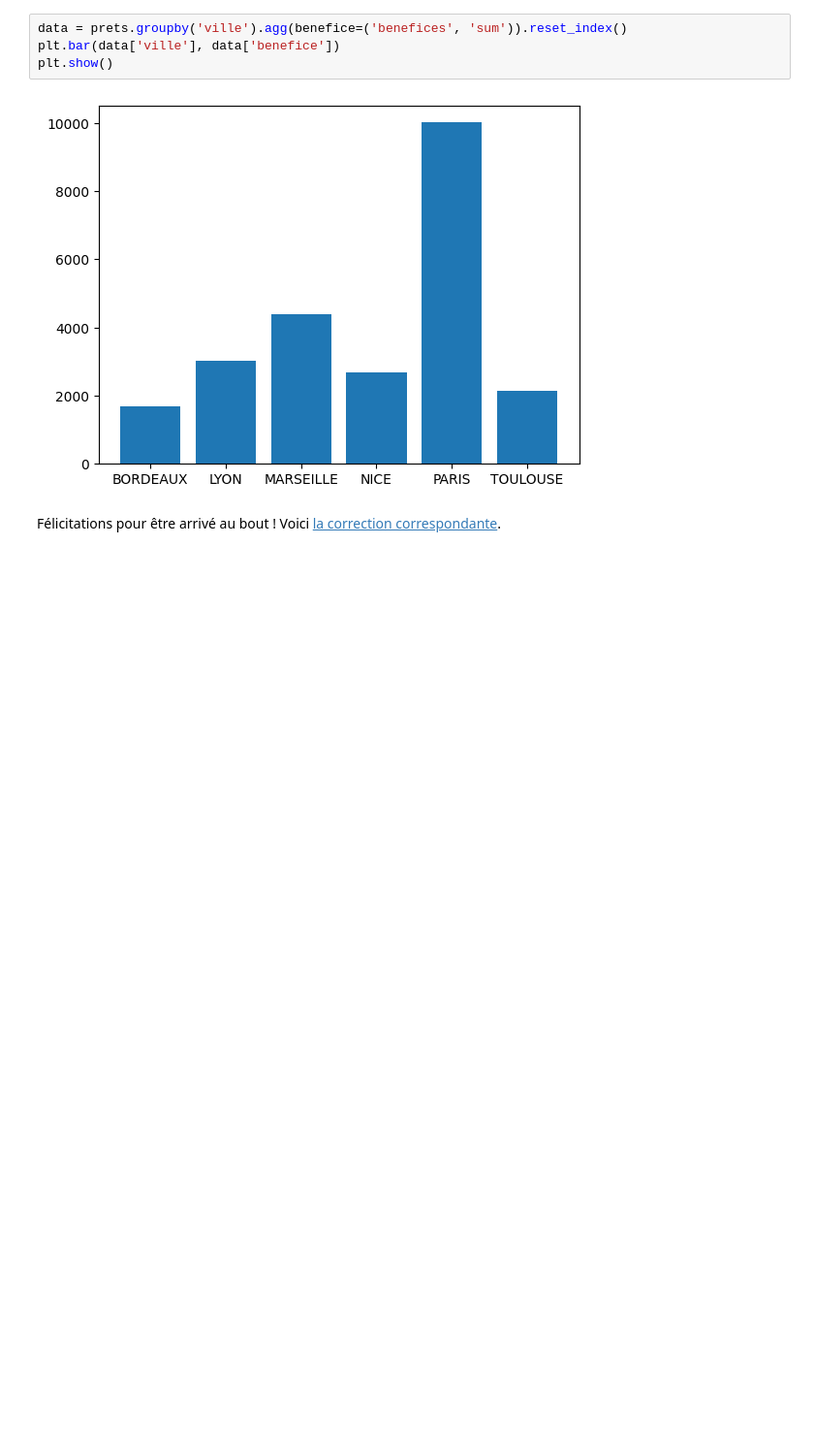
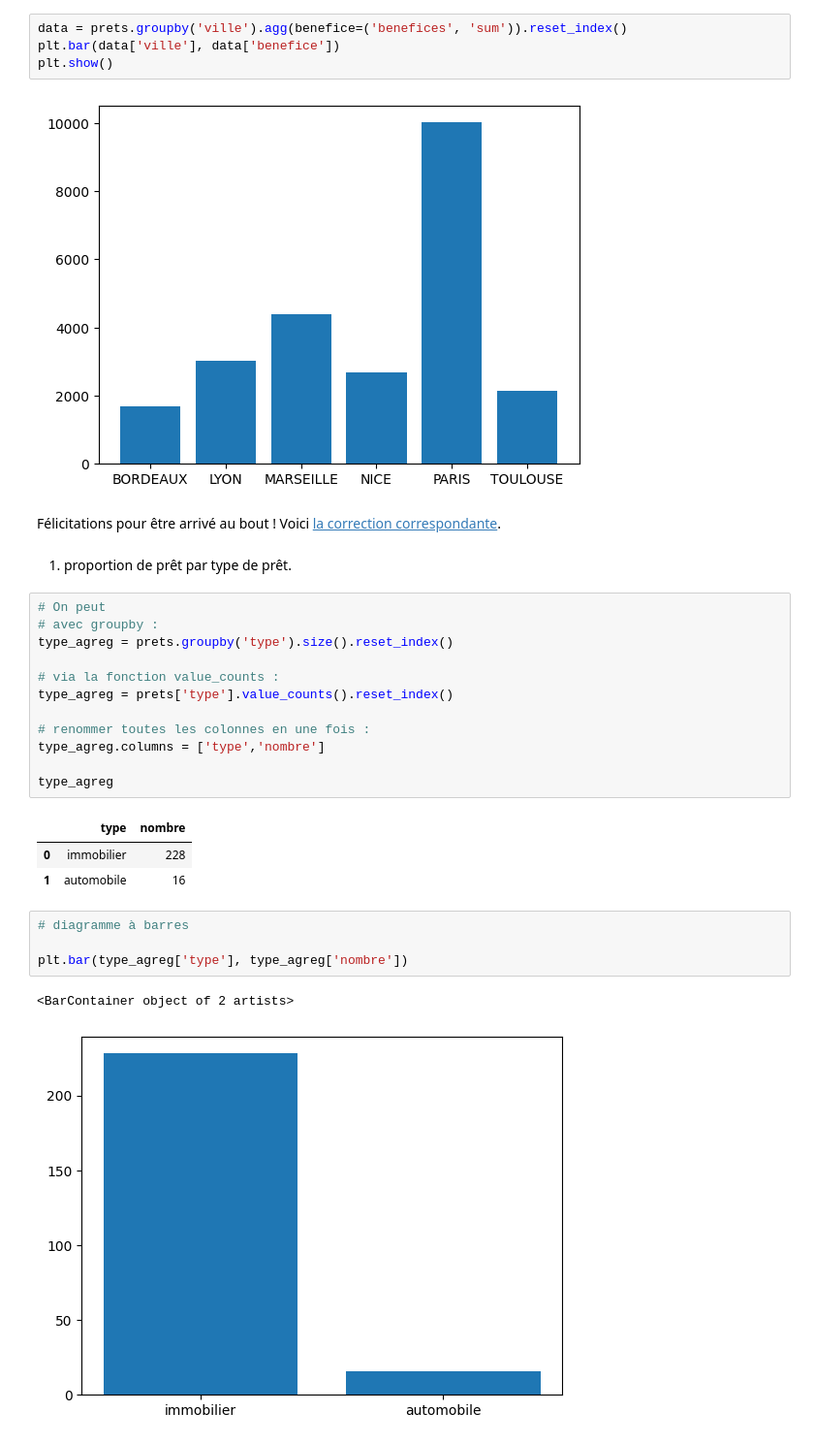
Before and after one commit to laurentpicardLP2/JLP-EVAL2, a Jupyter notebook: notebooks/P3/P3C2 - Tracez des graphiques avec Matplotlib.ipynb, the cells around one changed output. Shown at 97% size. Cells and saved outputs as stored; diff of their text form; blank space fills up the shorter version.

```diff
--- a/notebooks/P3/P3C2 - Tracez des graphiques avec Matplotlib.ipynb
+++ b/notebooks/P3/P3C2 - Tracez des graphiques avec Matplotlib.ipynb
@@ -61,3 +61,28 @@ plt.show()
 [figure]
 # %% [markdown]
 Félicitations pour être arrivé au bout ! Voici [la correction correspondante](https://colab.research.google.com/github/OpenClassrooms-Student-Center/fr-4452741-decouvrez-les-librairies-python-pour-la-data-science/blob/main/notebooks/P3/P3C2%20-%20Tracez%20des%20graphiques%20avec%20Matplotlib%20-%20correction.ipynb).
+# %% [markdown]
+1. proportion de prêt par type de prêt.
+# %%
+# On peut
+# avec groupby :
+type_agreg = prets.groupby('type').size().reset_index()
+
+# via la fonction value_counts :
+type_agreg = prets['type'].value_counts().reset_index()
+
+# renommer toutes les colonnes en une fois :
+type_agreg.columns = ['type','nombre']
+
+type_agreg
+# %% [output]
+|  | type | nombre |
+| 0 | immobilier | 228 |
+| 1 | automobile | 16 |
+# %%
+# diagramme à barres
+
+plt.bar(type_agreg['type'], type_agreg['nombre'])
+# %% [output]
+<BarContainer object of 2 artists>
+[figure, added]
```
Also changed, not shown: parts of 1 cell of this notebook.
